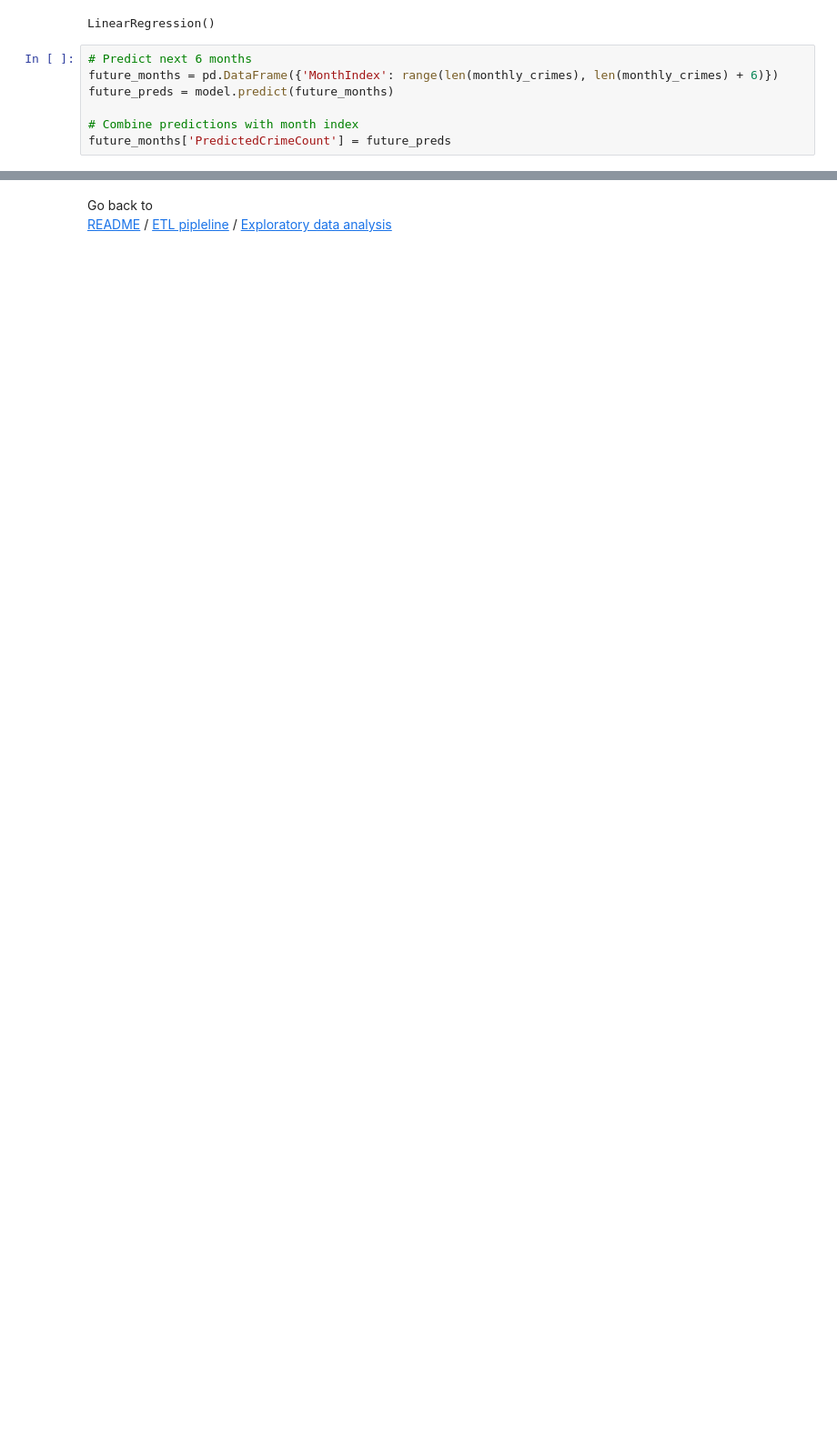
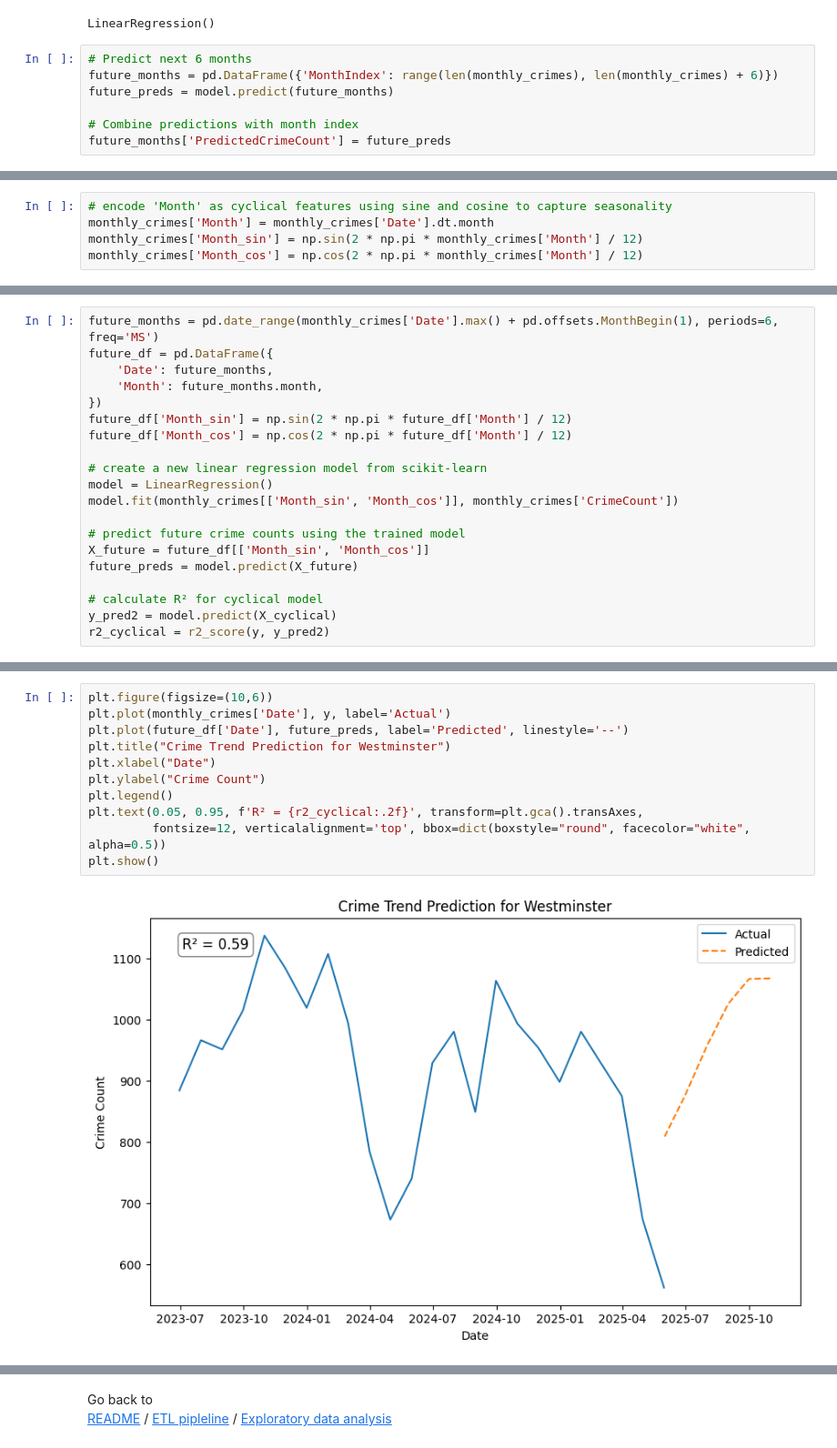
Before and after one commit to Kaori61/crime-data-analysis, a Jupyter notebook: jupyter_notebooks/statistical_analysis.ipynb, the cells around one changed output, grey strips where cells are left out. Shown at 91% size. Saved outputs shown, nothing was run; the diff lists cells and outputs as text; blank space fills up the shorter version.

```diff
--- a/jupyter_notebooks/statistical_analysis.ipynb
+++ b/jupyter_notebooks/statistical_analysis.ipynb
@@ -222,0 +231,5 @@ plt.show()
+# %%
+# encode 'Month' as cyclical features using sine and cosine to capture seasonality
+monthly_crimes['Month'] = monthly_crimes['Date'].dt.month
+monthly_crimes['Month_sin'] = np.sin(2 * np.pi * monthly_crimes['Month'] / 12)
+monthly_crimes['Month_cos'] = np.cos(2 * np.pi * monthly_crimes['Month'] / 12)
@@ -222,0 +259,20 @@ plt.show()
+# %%
+future_months = pd.date_range(monthly_crimes['Date'].max() + pd.offsets.MonthBegin(1), periods=6, freq='MS')
+future_df = pd.DataFrame({
+    'Date': future_months,
+    'Month': future_months.month,
+})
+future_df['Month_sin'] = np.sin(2 * np.pi * future_df['Month'] / 12)
+future_df['Month_cos'] = np.cos(2 * np.pi * future_df['Month'] / 12)
+
+# create a new linear regression model from scikit-learn
+model = LinearRegression()
+model.fit(monthly_crimes[['Month_sin', 'Month_cos']], monthly_crimes['CrimeCount'])
+
+# predict future crime counts using the trained model
+X_future = future_df[['Month_sin', 'Month_cos']]
+future_preds = model.predict(X_future)
+
+# calculate R² for cyclical model
+y_pred2 = model.predict(X_cyclical)
+r2_cyclical = r2_score(y, y_pred2)
@@ -222,0 +281,13 @@ plt.show()
+# %%
+plt.figure(figsize=(10,6))
+plt.plot(monthly_crimes['Date'], y, label='Actual')
+plt.plot(future_df['Date'], future_preds, label='Predicted', linestyle='--')
+plt.title("Crime Trend Prediction for Westminster")
+plt.xlabel("Date")
+plt.ylabel("Crime Count")
+plt.legend()
+plt.text(0.05, 0.95, f'R² = {r2_cyclical:.2f}', transform=plt.gca().transAxes,
+         fontsize=12, verticalalignment='top', bbox=dict(boxstyle="round", facecolor="white", alpha=0.5))
+plt.show()
+# %% [output]
+[figure, added]
```
Also changed, not shown: parts of 11 cells of this notebook.
